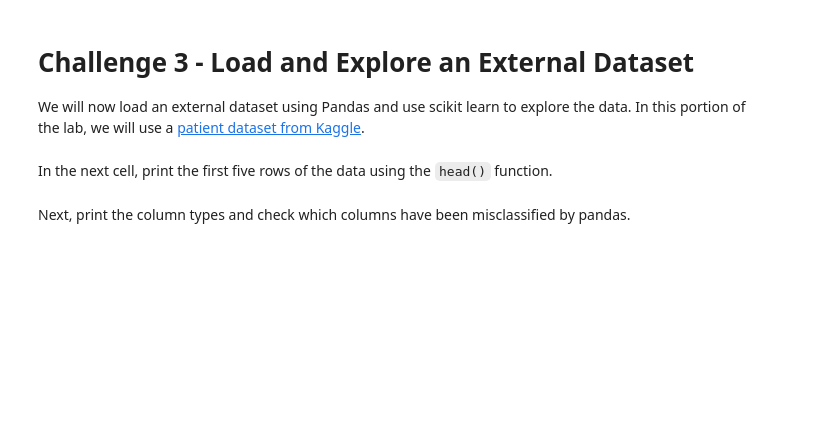
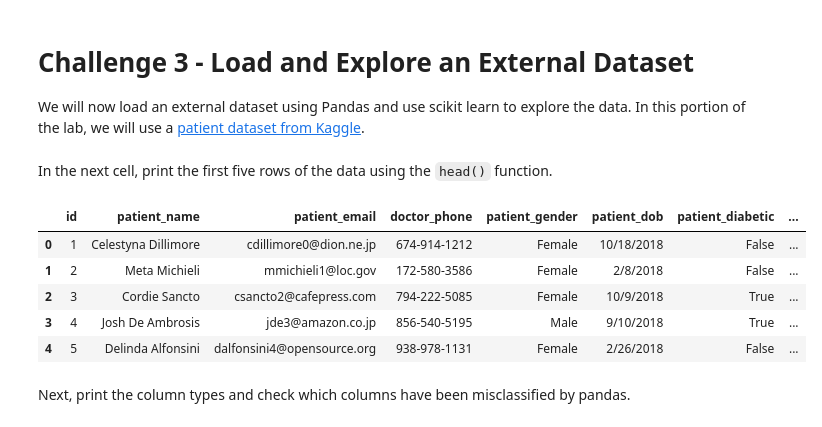
Before and after one commit to ironhack-datalabs/dataV2-labs, a Jupyter notebook: module-3/Unsupervised-Sklearn/your-code/main.ipynb, the cells around one changed output. Drawn from its saved outputs; the diff is of its cells as text; code cells hidden in the pictures; blank space fills up the shorter version.

```diff
--- a/module-3/Unsupervised-Sklearn/your-code/main.ipynb
+++ b/module-3/Unsupervised-Sklearn/your-code/main.ipynb
@@ -85,5 +175,7 @@ You now know the data object is a 2-dimensional array in which there are 178 row
 # Challenge 3 - Load and Explore an External Dataset
 
 We will now load an external dataset using Pandas and use scikit learn to explore the data. In this portion of the lab, we will use a [patient dataset from Kaggle](https://www.kaggle.com/miles99/patient-admission-dataset-for-learning-data-mining).
+# %%
+patient = pd.read_csv('../data/patient-admission-dataset-for-learning-data-mining.csv')
 # %% [markdown]
 In the next cell, print the first five rows of the data using the `head()` function.
@@ -92,2 +182,11 @@ In the next cell, print the first five rows of the data using the `head()` funct
+# %%
+patient.head()
+# %% [output]
+|  | id | patient_name | patient_email | doctor_phone | patient_gender | patient_dob | patient_diabetic | ... |
+| 0 | 1 | Celestyna Dillimore | cdillimore0@dion.ne.jp | 674-914-1212 | Female | 10/18/2018 | False | ... |
+| 1 | 2 | Meta Michieli | mmichieli1@loc.gov | 172-580-3586 | Female | 2/8/2018 | False | ... |
+| 2 | 3 | Cordie Sancto | csancto2@cafepress.com | 794-222-5085 | Female | 10/9/2018 | True | ... |
+| 3 | 4 | Josh De Ambrosis | jde3@amazon.co.jp | 856-540-5195 | Male | 9/10/2018 | True | ... |
+| 4 | 5 | Delinda Alfonsini | dalfonsini4@opensource.org | 938-978-1131 | Female | 2/26/2018 | False | ... |
 # %% [markdown]
 Next, print the column types and check which columns have been misclassified by pandas.
```
Also changed, not shown: parts of 69 cells of this notebook.
